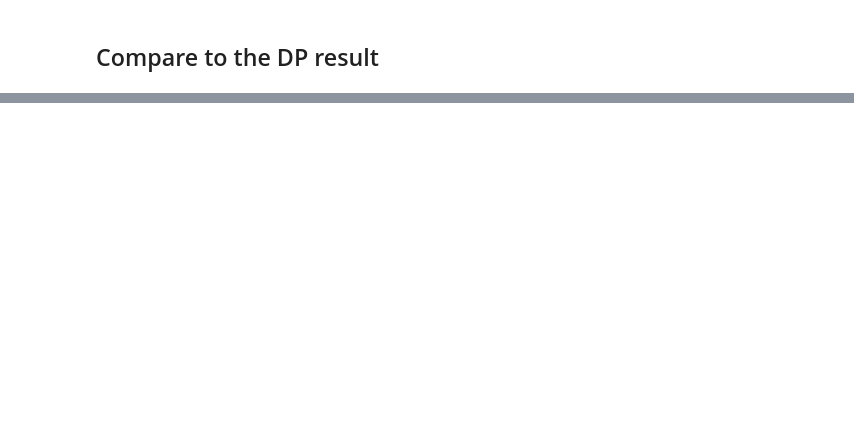
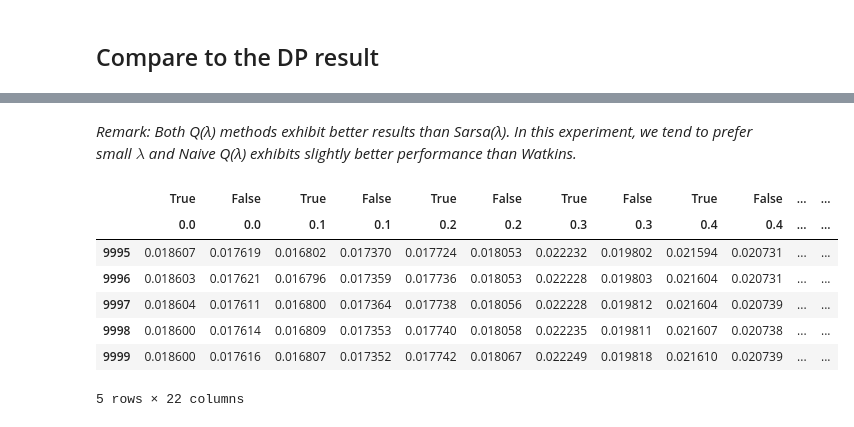
Before and after one commit to kota7/easy21-notebook, a Jupyter notebook: notebook/5_td-lambda.ipynb, the cells around one changed output, grey strips where cells are left out. Cells and saved outputs as stored; diff of their text form; code cells hidden in the pictures; blank space fills up the shorter version.

Commit message:
add td lambda

```diff
--- a/notebook/5_td-lambda.ipynb
+++ b/notebook/5_td-lambda.ipynb
@@ -312,7 +311,7 @@ for lambda_, watkins in itertools.product(np.arange(0.0, 1.1, 0.1), [True, False
     ns = np.zeros((22, 11, 2))
     mae = []
     for i in tqdm(range(10**7)):
-        sarsa_lambda_episode(qs, ns, env, explore_policy, stepsize, 1.0, lambda_)
+        q_lambda_episode(qs, ns, env, explore_policy, stepsize, 1.0, lambda_, watkins)
         if (i + 1) % 1000 == 0:
             mae.append(np.mean(np.abs(qs[1:, 1:] - Q_dp)))
             print("\rIter #%d, MAE = %.6f" % (i+1, mae[-1]), end="")
@@ -352,0 +360,13 @@ None
+# %% [markdown]
+*Remark: Both Q(&#955;) methods exhibit better results than Sarsa(&#955;). In this experiment, we tend to prefer small $\lambda$ and Naive Q(&#955;) exhibits slightly better performance than Watkins.*
+# %%
+mae_df.tail()
+# %% [output]
+|  | True | False | True | False | True | False | True | False | True | False | ... | ... |
+|  | 0.0 | 0.0 | 0.1 | 0.1 | 0.2 | 0.2 | 0.3 | 0.3 | 0.4 | 0.4 | ... | ... |
+| 9995 | 0.018607 | 0.017619 | 0.016802 | 0.017370 | 0.017724 | 0.018053 | 0.022232 | 0.019802 | 0.021594 | 0.020731 | ... | ... |
+| 9996 | 0.018603 | 0.017621 | 0.016796 | 0.017359 | 0.017736 | 0.018053 | 0.022228 | 0.019803 | 0.021604 | 0.020731 | ... | ... |
+| 9997 | 0.018604 | 0.017611 | 0.016800 | 0.017364 | 0.017738 | 0.018056 | 0.022228 | 0.019812 | 0.021604 | 0.020739 | ... | ... |
+| 9998 | 0.018600 | 0.017614 | 0.016809 | 0.017353 | 0.017740 | 0.018058 | 0.022235 | 0.019811 | 0.021607 | 0.020738 | ... | ... |
+| 9999 | 0.018600 | 0.017616 | 0.016807 | 0.017352 | 0.017742 | 0.018067 | 0.022249 | 0.019818 | 0.021610 | 0.020739 | ... | ... |
+5 rows × 22 columns
```
Also changed, not shown: parts of 13 cells of this notebook.
